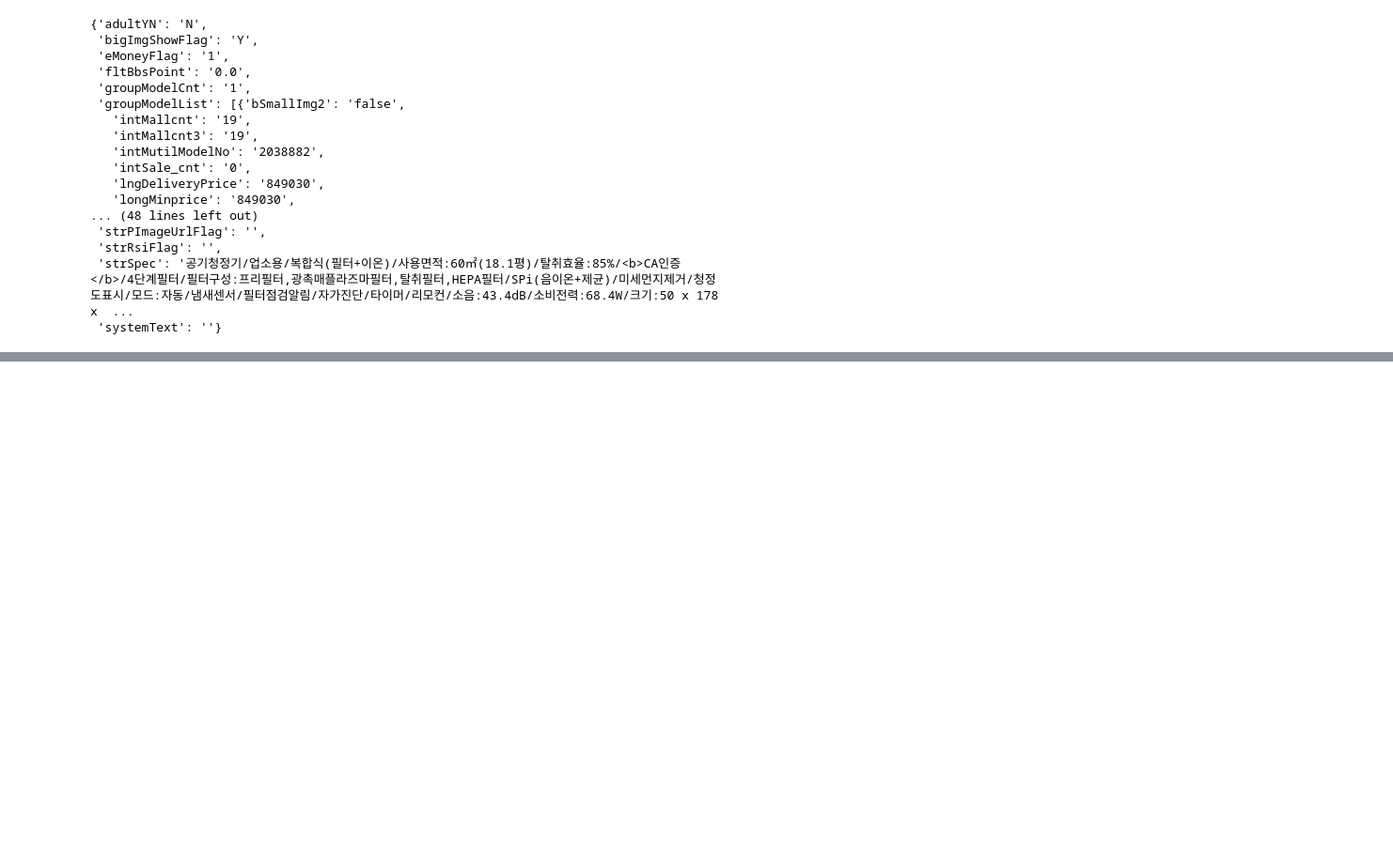
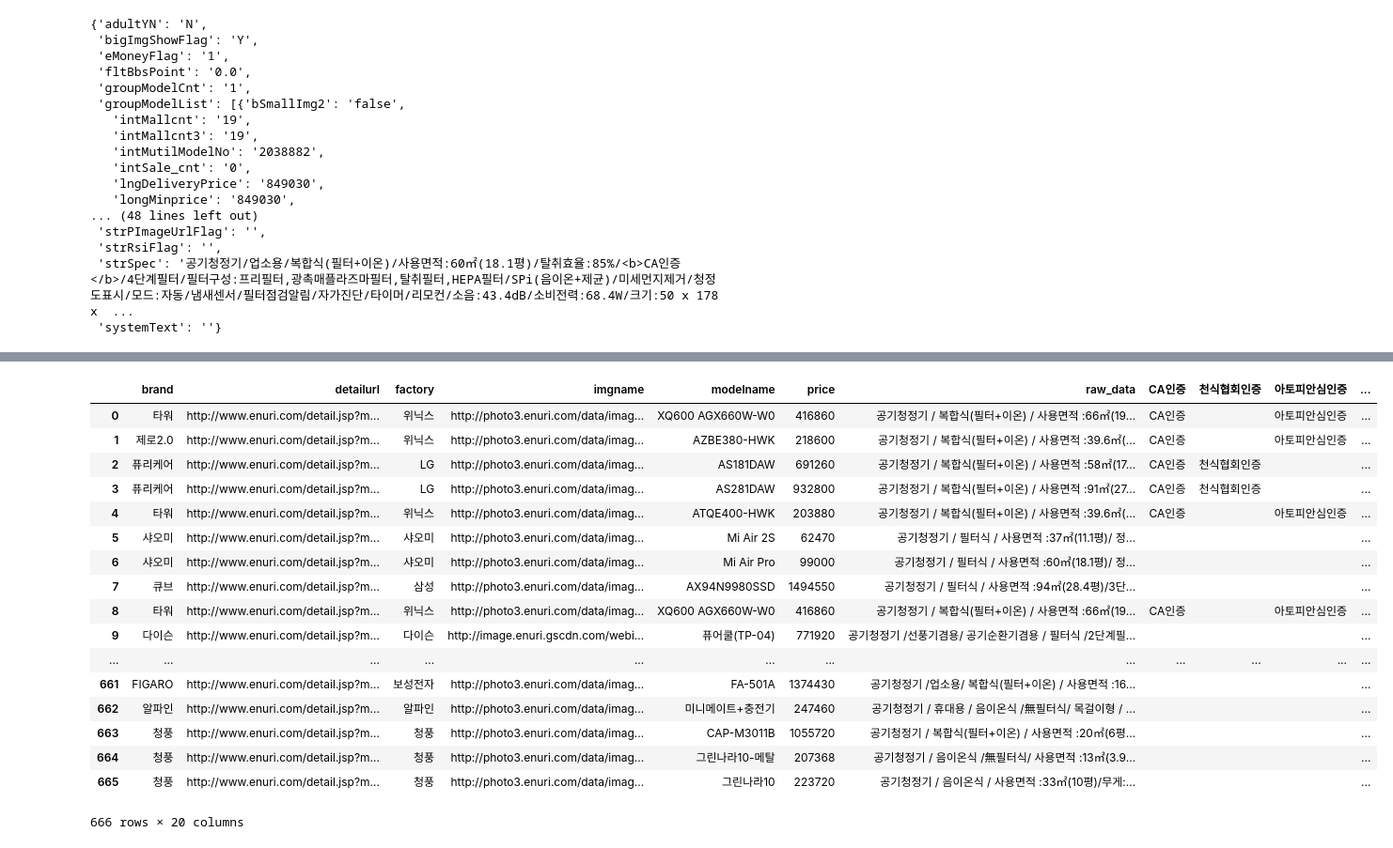
Before and after one commit to inspirit941/LikelionMiniproject, a Jupyter notebook: 2주차/2주차_에누리 데이터크롤링.ipynb, the cells around one changed output, grey strips where cells are left out. Shown at 94% size. Saved outputs shown, nothing was run; the diff lists cells and outputs as text; code cells hidden in the pictures; blank space fills up the shorter version.

```diff
--- a/2주차/2주차_에누리 데이터크롤링.ipynb
+++ b/2주차/2주차_에누리 데이터크롤링.ipynb
@@ -200,3 +208,24 @@ for i in 인증:
+# %%
+table
+# %% [output]
+|  | brand | detailurl | factory | imgname | modelname | price | raw_data | CA인증 | 천식협회인증 | 아토피안심인증 | ... |
+| 0 | 타워 | http://www.enuri.com/detail.jsp?m... | 위닉스 | http://photo3.enuri.com/data/imag... | XQ600 AGX660W-W0 | 416860 | 공기청정기 / 복합식(필터+이온) / 사용면적 :66㎡(19... | CA인증 |  | 아토피안심인증 | ... |
+| 1 | 제로2.0 | http://www.enuri.com/detail.jsp?m... | 위닉스 | http://photo3.enuri.com/data/imag... | AZBE380-HWK | 218600 | 공기청정기 / 복합식(필터+이온) / 사용면적 :39.6㎡(... | CA인증 |  | 아토피안심인증 | ... |
+| 2 | 퓨리케어 | http://www.enuri.com/detail.jsp?m... | LG | http://photo3.enuri.com/data/imag... | AS181DAW | 691260 | 공기청정기 / 복합식(필터+이온) / 사용면적 :58㎡(17... | CA인증 | 천식협회인증 |  | ... |
+| 3 | 퓨리케어 | http://www.enuri.com/detail.jsp?m... | LG | http://photo3.enuri.com/data/imag... | AS281DAW | 932800 | 공기청정기 / 복합식(필터+이온) / 사용면적 :91㎡(27... | CA인증 | 천식협회인증 |  | ... |
+| 4 | 타워 | http://www.enuri.com/detail.jsp?m... | 위닉스 | http://photo3.enuri.com/data/imag... | ATQE400-HWK | 203880 | 공기청정기 / 복합식(필터+이온) / 사용면적 :39.6㎡(... | CA인증 |  | 아토피안심인증 | ... |
+| 5 | 샤오미 | http://www.enuri.com/detail.jsp?m... | 샤오미 | http://photo3.enuri.com/data/imag... | Mi Air 2S | 62470 | 공기청정기 / 필터식 / 사용면적 :37㎡(11.1평)/ 정... |  |  |  | ... |
+| 6 | 샤오미 | http://www.enuri.com/detail.jsp?m... | 샤오미 | http://photo3.enuri.com/data/imag... | Mi Air Pro | 99000 | 공기청정기 / 필터식 / 사용면적 :60㎡(18.1평)/ 정... |  |  |  | ... |
+| 7 | 큐브 | http://www.enuri.com/detail.jsp?m... | 삼성 | http://photo3.enuri.com/data/imag... | AX94N9980SSD | 1494550 | 공기청정기 / 필터식 / 사용면적 :94㎡(28.4평)/3단... |  |  |  | ... |
+| 8 | 타워 | http://www.enuri.com/detail.jsp?m... | 위닉스 | http://photo3.enuri.com/data/imag... | XQ600 AGX660W-W0 | 416860 | 공기청정기 / 복합식(필터+이온) / 사용면적 :66㎡(19... | CA인증 |  | 아토피안심인증 | ... |
+| 9 | 다이슨 | http://www.enuri.com/detail.jsp?m... | 다이슨 | http://image.enuri.gscdn.com/webi... | 퓨어쿨(TP-04) | 771920 | 공기청정기 /선풍기겸용/ 공기순환기겸용 / 필터식 /2단계필... |  |  |  | ... |
+| ... | ... | ... | ... | ... | ... | ... | ... | ... | ... | ... | ... |
+| 661 | FIGARO | http://www.enuri.com/detail.jsp?m... | 보성전자 | http://photo3.enuri.com/data/imag... | FA-501A | 1374430 | 공기청정기 /업소용/ 복합식(필터+이온) / 사용면적 :16... |  |  |  | ... |
+| 662 | 알파인 | http://www.enuri.com/detail.jsp?m... | 알파인 | http://photo3.enuri.com/data/imag... | 미니메이트+충전기 | 247460 | 공기청정기 / 휴대용 / 음이온식 /無필터식/ 목걸이형 / ... |  |  |  | ... |
+| 663 | 청풍 | http://www.enuri.com/detail.jsp?m... | 청풍 | http://photo3.enuri.com/data/imag... | CAP-M3011B | 1055720 | 공기청정기 / 복합식(필터+이온) / 사용면적 :20㎡(6평... |  |  |  | ... |
+| 664 | 청풍 | http://www.enuri.com/detail.jsp?m... | 청풍 | http://photo3.enuri.com/data/imag... | 그린나라10-메탈 | 207368 | 공기청정기 / 음이온식 /無필터식/ 사용면적 :13㎡(3.9... |  |  |  | ... |
+| 665 | 청풍 | http://www.enuri.com/detail.jsp?m... | 청풍 | http://photo3.enuri.com/data/imag... | 그린나라10 | 223720 | 공기청정기 / 음이온식 / 사용면적 :33㎡(10평)/무게:... |  |  |  | ... |
+666 rows × 20 columns
 # %%
 table['raw_data']=table['raw_data'].map(lambda x: re.sub('\\$TAG\\S|\\$END\\$|_[0-9]+|_|\\<(/)?[a-z]+\\>',' ',x))
 # %%
```
Also changed, not shown: parts of 22 cells of this notebook, 1 other file.
